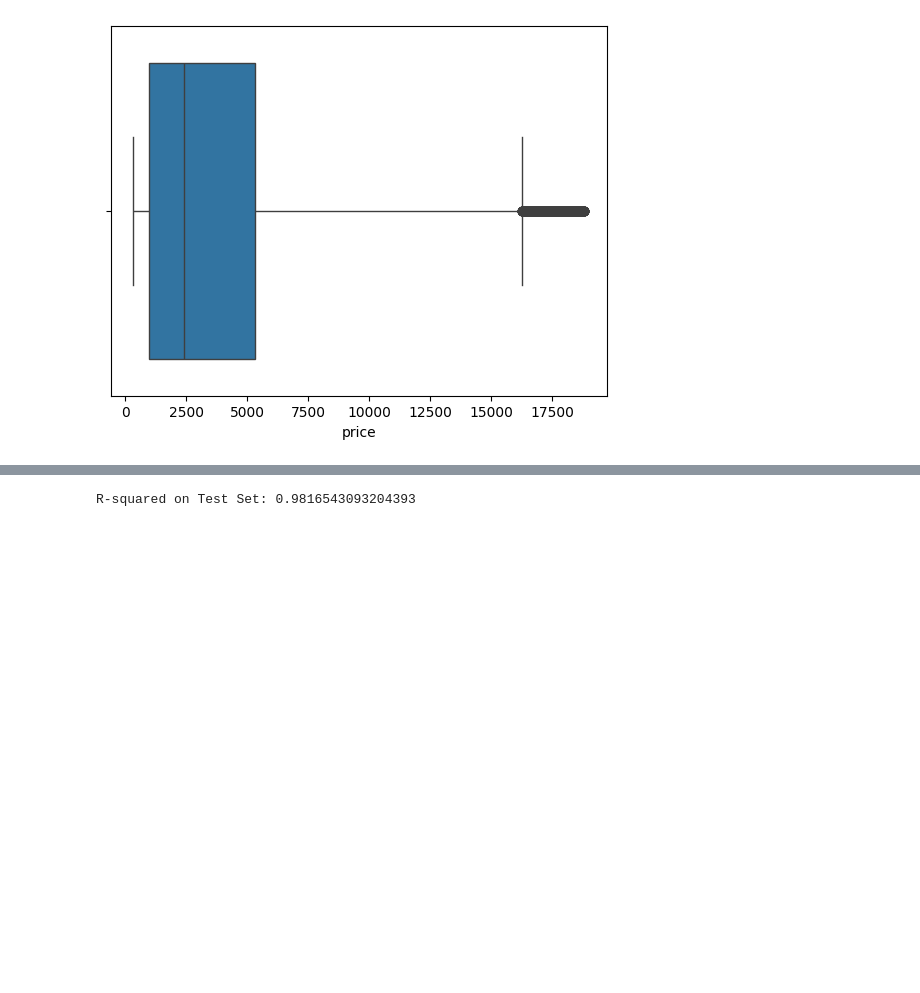
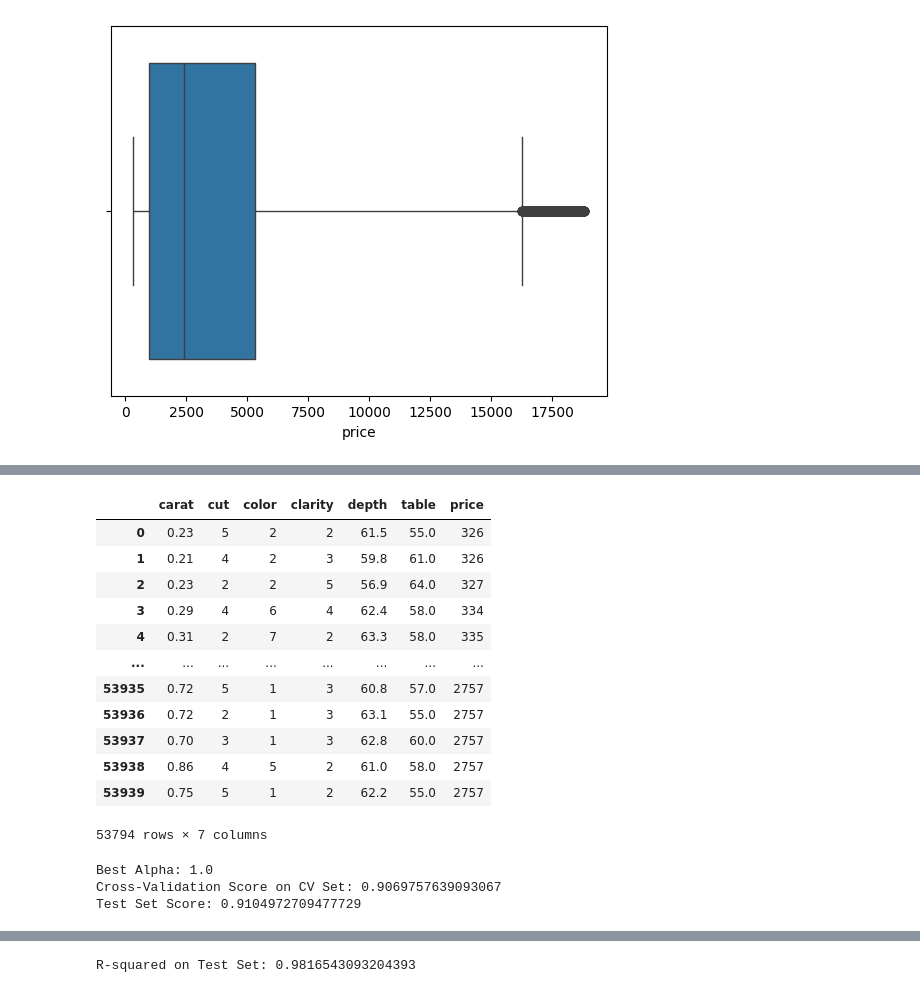
Before and after one commit to mohdUwaish59/Jewel-Juggernaut, a Jupyter notebook: notebook/pre.ipynb, the cells around one changed output, grey strips where cells are left out. Drawn from its saved outputs; the diff is of its cells as text; code cells hidden in the pictures; blank space fills up the shorter version.

Commit message:
Changes made in Models, and app.py

```diff
--- a/notebook/pre.ipynb
+++ b/notebook/pre.ipynb
@@ -189,6 +188,21 @@ df['clarity'] = df['clarity'].map(clarity_map)
 df['color'] = df['color'].map(color_map)
 # %%
 continuous_f = ['carat', 'depth', 'table']
+df
+# %% [output]
+|  | carat | cut | color | clarity | depth | table | price |
+| 0 | 0.23 | 5 | 2 | 2 | 61.5 | 55.0 | 326 |
+| 1 | 0.21 | 4 | 2 | 3 | 59.8 | 61.0 | 326 |
+| 2 | 0.23 | 2 | 2 | 5 | 56.9 | 64.0 | 327 |
+| 3 | 0.29 | 4 | 6 | 4 | 62.4 | 58.0 | 334 |
+| 4 | 0.31 | 2 | 7 | 2 | 63.3 | 58.0 | 335 |
+| ... | ... | ... | ... | ... | ... | ... | ... |
+| 53935 | 0.72 | 5 | 1 | 3 | 60.8 | 57.0 | 2757 |
+| 53936 | 0.72 | 2 | 1 | 3 | 63.1 | 55.0 | 2757 |
+| 53937 | 0.70 | 3 | 1 | 3 | 62.8 | 60.0 | 2757 |
+| 53938 | 0.86 | 4 | 5 | 2 | 61.0 | 58.0 | 2757 |
+| 53939 | 0.75 | 5 | 1 | 2 | 62.2 | 55.0 | 2757 |
+53794 rows × 7 columns
 # %%
 from sklearn.preprocessing import StandardScaler
 scaler = StandardScaler()
@@ -199,0 +225,39 @@ y = df['price']  # Target variable
+# %%
+# Define the Ridge regression model
+ridge_model = Ridge()
+
+# Define the range of alpha values for hyperparameter tuning
+alphas = np.logspace(-6, 6, 13)
+
+# Create a parameter grid for hyperparameter tuning
+param_grid = {'alpha': alphas}
+
+# Create a GridSearchCV object with 5-fold cross-validation
+grid_search = GridSearchCV(ridge_model, param_grid, cv=5, scoring='neg_mean_squared_error')
+
+# Fit the model to the training data
+grid_search.fit(X_train, y_train)
+
+# Get the best hyperparameters
+best_alpha = grid_search.best_params_['alpha']
+
+# Instantiate the Ridge regression model with the best hyperparameters
+best_ridge_model = Ridge(alpha=best_alpha)
+
+# Train the best model on the entire training data
+best_ridge_model.fit(X_train, y_train)
+
+# Evaluate the model on the cross-validation set
+cv_score = best_ridge_model.score(X_cv, y_cv)
+
+# Evaluate the model on the test set
+test_score = best_ridge_model.score(X_test, y_test)
+
+# Print results
+print("Best Alpha:", best_alpha)
+print("Cross-Validation Score on CV Set:", cv_score)
+print("Test Set Score:", test_score)
+# %% [output]
+Best Alpha: 1.0
+Cross-Validation Score on CV Set: 0.9069757639093067
+Test Set Score: 0.9104972709477729
```
Also changed, not shown: parts of 14 cells of this notebook, 50 other files.
